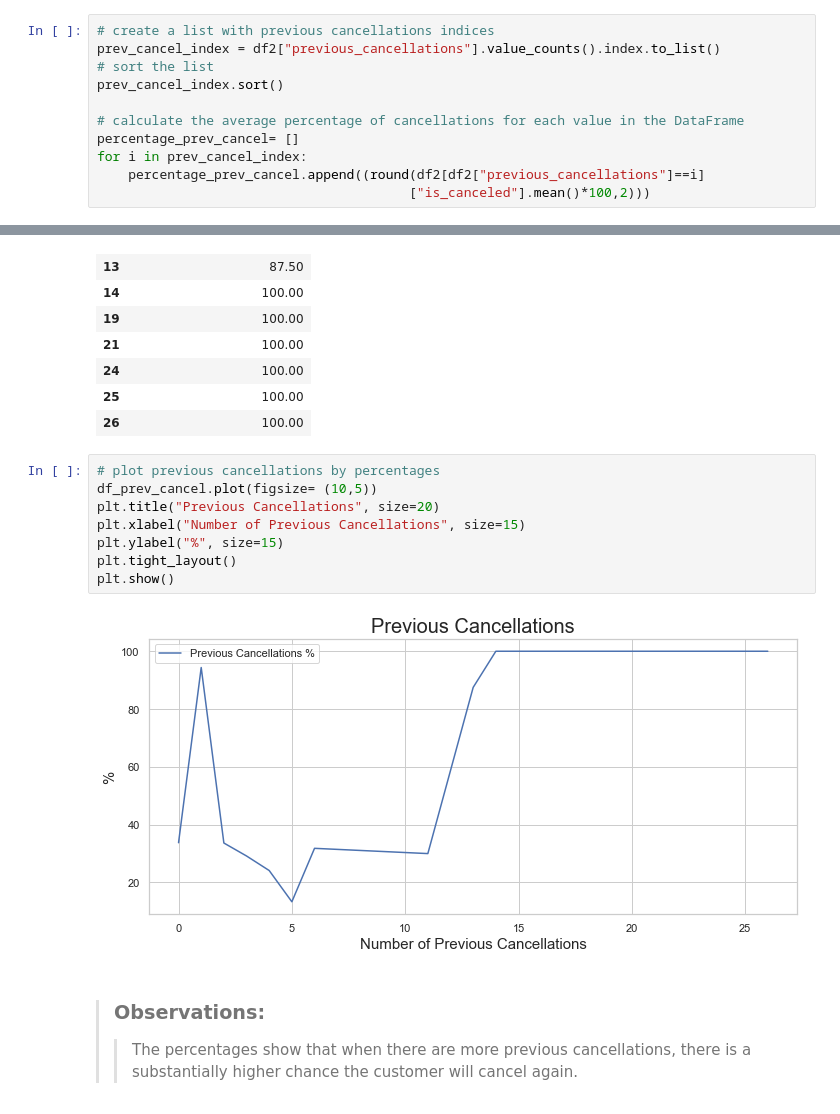
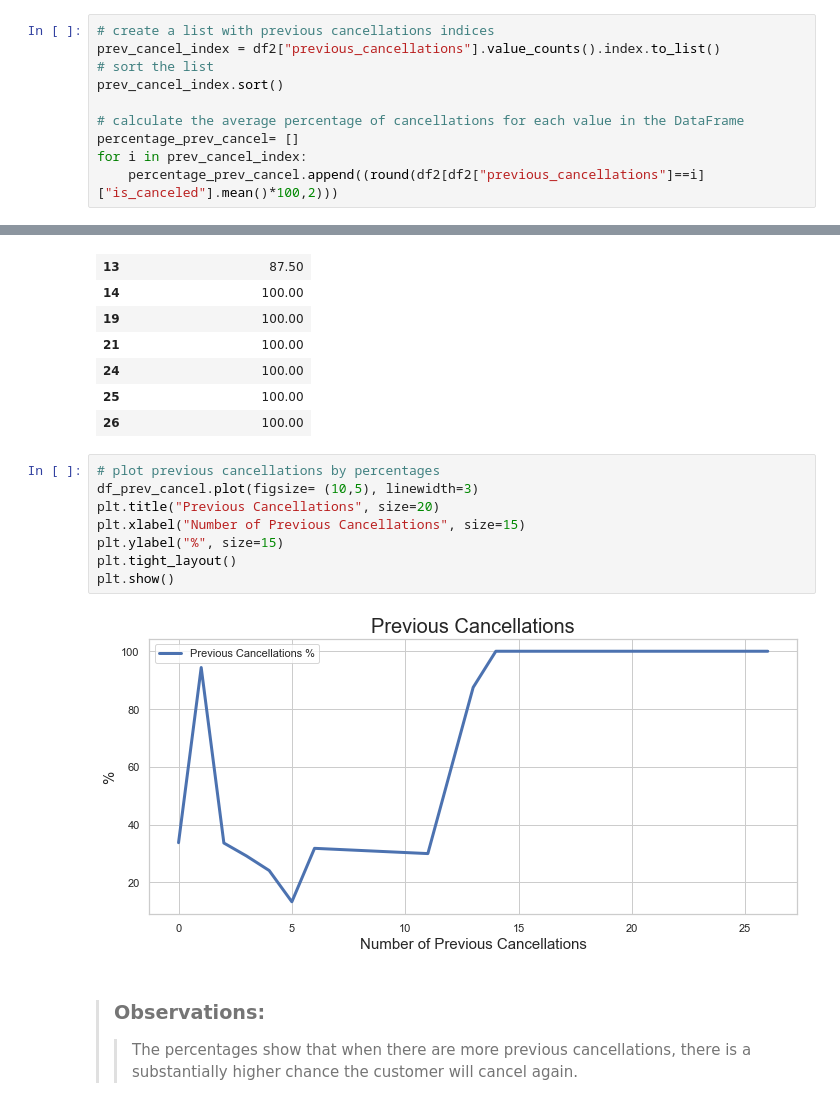
Before and after one commit to adiy55/1SA-Final-Project, a Jupyter notebook: 1SA ML Hotel Bookings.ipynb, the cells around one changed output, grey strips where cells are left out. Cells and saved outputs as stored; diff of their text form.

Commit message:
Updated full run (Updates: add prev cancel line width, move n_jobs to model parameters, larger section headings)

```diff
--- a/1SA ML Hotel Bookings.ipynb
+++ b/1SA ML Hotel Bookings.ipynb
@@ -416,8 +416,7 @@ prev_cancel_index.sort()
 # calculate the average percentage of cancellations for each value in the DataFrame
 percentage_prev_cancel= []
 for i in prev_cancel_index:
-    percentage_prev_cancel.append((round(df2[df2["previous_cancellations"]==i]
-                                        ["is_canceled"].mean()*100,2)))
+    percentage_prev_cancel.append((round(df2[df2["previous_cancellations"]==i]["is_canceled"].mean()*100,2)))
 # %%
 # create a DataFrame with the results
 df_prev_cancel = pd.DataFrame(percentage_prev_cancel, index=prev_cancel_index, columns=["Previous Cancellations %"])
@@ -441,14 +440,14 @@ df_prev_cancel
 | 26 | 100.00 |
 # %%
 # plot previous cancellations by percentages
-df_prev_cancel.plot(figsize= (10,5))
+df_prev_cancel.plot(figsize= (10,5), linewidth=3)
 plt.title("Previous Cancellations", size=20)
 plt.xlabel("Number of Previous Cancellations", size=15)
 plt.ylabel("%", size=15)
 plt.tight_layout()
 plt.show()
 # %% [output]
-[figure, old version]
+[figure, new version]
 # %% [markdown]
 > ### Observations:
 >> The percentages show that when there are more previous cancellations, there is
```
Also changed, not shown: parts of 29 cells of this notebook.
